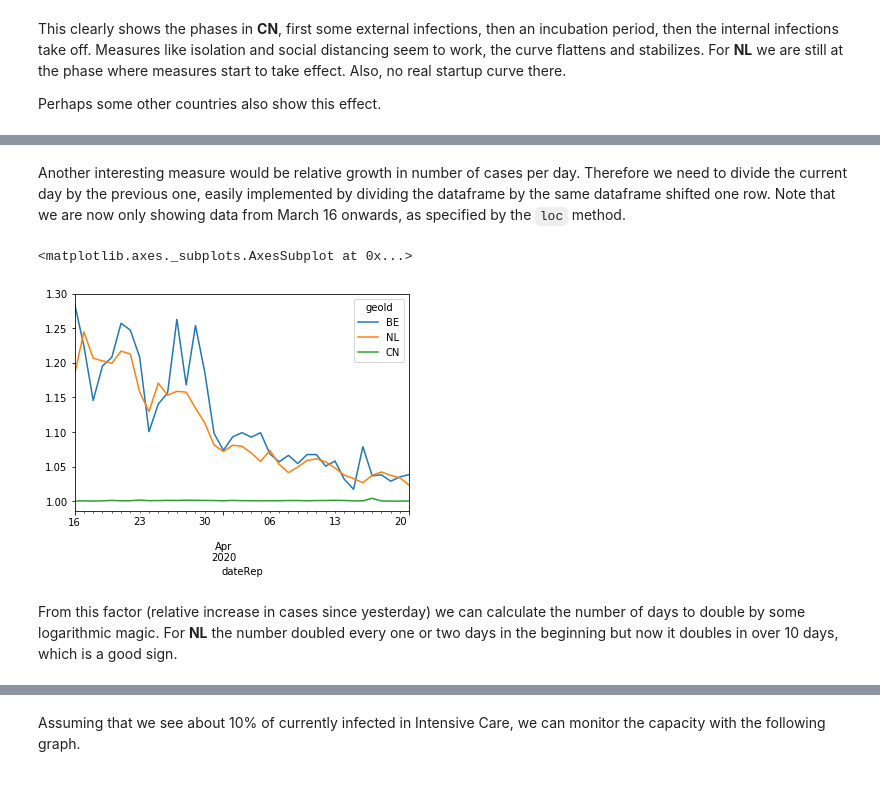
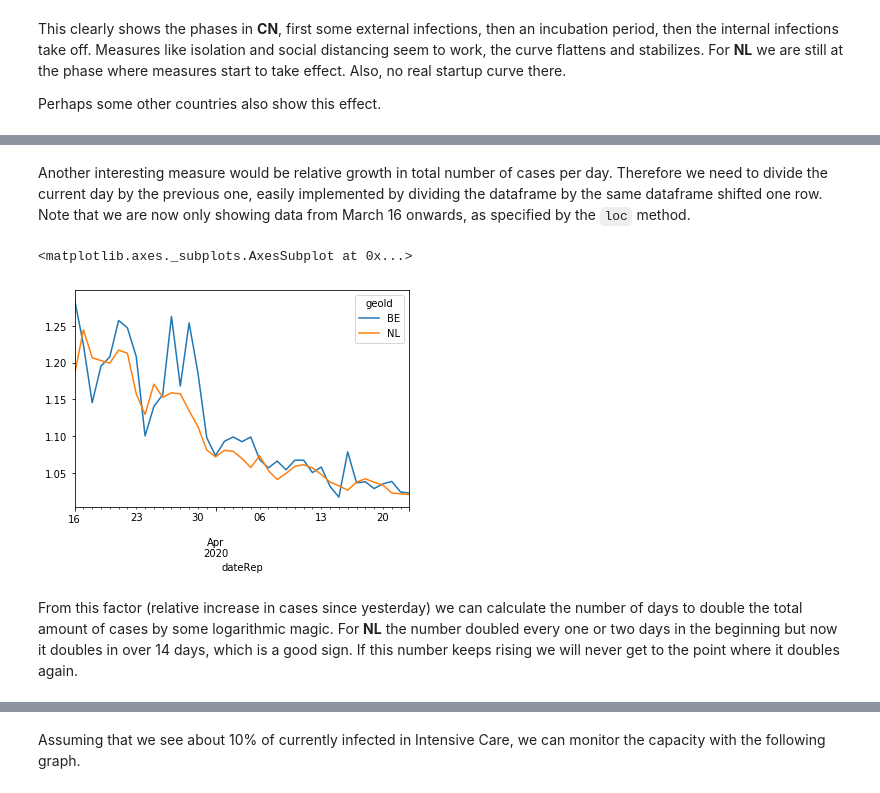
Before and after one commit to R3dje/COVID19, a Jupyter notebook: EUCDC.ipynb, the cells around one changed output, grey strips where cells are left out. Saved outputs shown, nothing was run; the diff lists cells and outputs as text; code cells hidden in the pictures.

```diff
--- a/EUCDC.ipynb
+++ b/EUCDC.ipynb
@@ -164,12 +167,12 @@ df_geo['cases'][['CN', 'SE', 'US', 'NL', 'IT', 'ES']].cumsum().plot(logy=True)
 # %% [markdown]
-Another interesting measure would be relative growth in number of cases per day. Therefore we need to divide the current day by the previous one, easily implemented by dividing the dataframe by the same dataframe shifted one row. Note that we are now only showing data from March 16 onwards, as specified by the `loc` method.
+Another interesting measure would be relative growth in total number of cases per day. Therefore we need to divide the current day by the previous one, easily implemented by dividing the dataframe by the same dataframe shifted one row. Note that we are now only showing data from March 16 onwards, as specified by the `loc` method.
 # %%
-(df_geo.cumsum() / df_geo.shift().cumsum())['cases'][['BE', 'NL', 'CN']].loc['20200316':].plot()
+(df_geo.cumsum() / df_geo.shift().cumsum())['cases'][['BE', 'NL']].loc['20200316':].plot()
 # %% [output]
 <matplotlib.axes._subplots.AxesSubplot at 0x...>
-[figure, old version]
+[figure, new version]
 # %% [markdown]
-From this factor (relative increase in cases since yesterday) we can calculate the number of days to double by some logarithmic magic. For __NL__ the number doubled every one or two days in the beginning but now it doubles in over 10 days, which is a good sign.
+From this factor (relative increase in cases since yesterday) we can calculate the number of days to double the total amount of cases by some logarithmic magic. For __NL__ the number doubled every one or two days in the beginning but now it doubles in over 14 days, which is a good sign. If this number keeps rising we will never get to the point where it doubles again.
 # %%
 (np.log10(2) / np.log10(df_geo.cumsum() / df_geo.shift().cumsum()))['cases'][['BE', 'NL']].loc['20200301':].plot()
 # %% [output]
```
Also changed, not shown: parts of 45 cells of this notebook, 2 other files.
